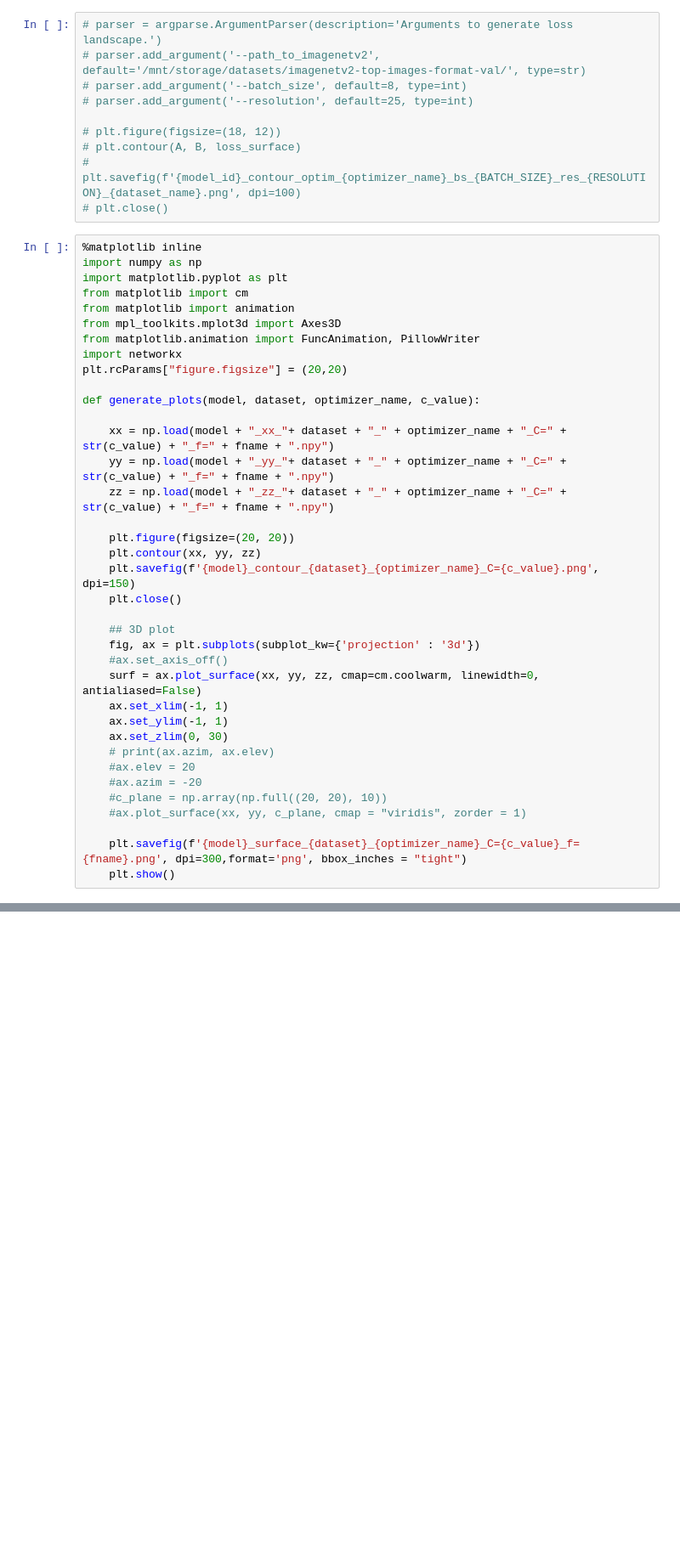
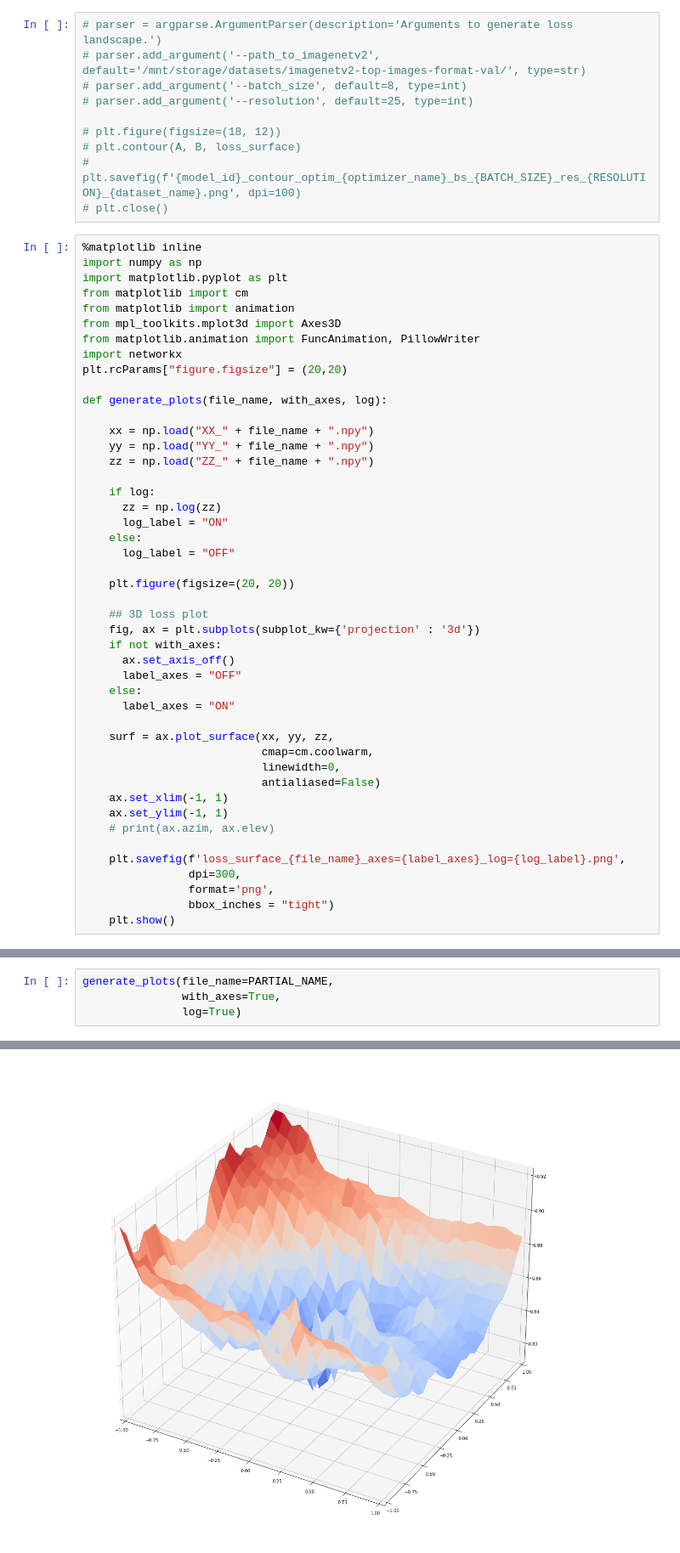
Before and after one commit to stefanroata/LM-meets-DL, a Jupyter notebook: IKSA_SGD_Training_and_Loss_Landscape_Viz.ipynb, the cells around one changed output, grey strips where cells are left out. Shown at 85% size. Drawn from its saved outputs; the diff is of its cells as text; blank space fills up the shorter version.

```diff
--- a/IKSA_SGD_Training_and_Loss_Landscape_Viz.ipynb
+++ b/IKSA_SGD_Training_and_Loss_Landscape_Viz.ipynb
@@ -325,29 +394,38 @@ from matplotlib.animation import FuncAnimation, PillowWriter
 import networkx
 plt.rcParams["figure.figsize"] = (20,20)
 
-def generate_plots(model, dataset, optimizer_name, c_value):
+def generate_plots(file_name, with_axes, log):
 
-    xx = np.load(model + "_xx_"+ dataset + "_" + optimizer_name + "_C=" + str(c_value) + "_f=" + fname + ".npy")
-    yy = np.load(model + "_yy_"+ dataset + "_" + optimizer_name + "_C=" + str(c_value) + "_f=" + fname + ".npy")
-    zz = np.load(model + "_zz_"+ dataset + "_" + optimizer_name + "_C=" + str(c_value) + "_f=" + fname + ".npy")
+    xx = np.load("XX_" + file_name + ".npy")
+    yy = np.load("YY_" + file_name + ".npy")
+    zz = np.load("ZZ_" + file_name + ".npy")
+
+    if log:
+      zz = np.log(zz)
+      log_label = "ON"
+    else:
+      log_label = "OFF"
 
     plt.figure(figsize=(20, 20))
-    plt.contour(xx, yy, zz)
-    plt.savefig(f'{model}_contour_{dataset}_{optimizer_name}_C={c_value}.png', dpi=150)
-    plt.close()
 
-    ## 3D plot
+    ## 3D loss plot
     fig, ax = plt.subplots(subplot_kw={'projection' : '3d'})
-    #ax.set_axis_off()
-    surf = ax.plot_surface(xx, yy, zz, cmap=cm.coolwarm, linewidth=0, antialiased=False)
+    if not with_axes:
+      ax.set_axis_off()
+      label_axes = "OFF"
+    else:
+      label_axes = "ON"
+
+    surf = ax.plot_surface(xx, yy, zz,
+                           cmap=cm.coolwarm,
+                           linewidth=0,
+                           antialiased=False)
     ax.set_xlim(-1, 1)
     ax.set_ylim(-1, 1)
-    ax.set_zlim(0, 30)
     # print(ax.azim, ax.elev)
-    #ax.elev = 20
-    #ax.azim = -20
-    #c_plane = np.array(np.full((20, 20), 10))
-    #ax.plot_surface(xx, yy, c_plane, cmap = "viridis", zorder = 1)
 
-    plt.savefig(f'{model}_surface_{dataset}_{optimizer_name}_C={c_value}_f={fname}.png', dpi=300,format='png', bbox_inches = "tight")
+    plt.savefig(f'loss_surface_{file_name}_axes={label_axes}_log={log_label}.png',
+                dpi=300,
+                format='png',
+                bbox_inches = "tight")
     plt.show()
@@ -372,0 +432,5 @@ X,Y
+# %%
+generate_plots(file_name=PARTIAL_NAME,
+               with_axes=True,
+               log=True)
+# %% [output]
@@ -372,0 +438 @@ X,Y
+[figure, added]
```
Also changed, not shown: parts of 42 cells of this notebook, 38 other files.
